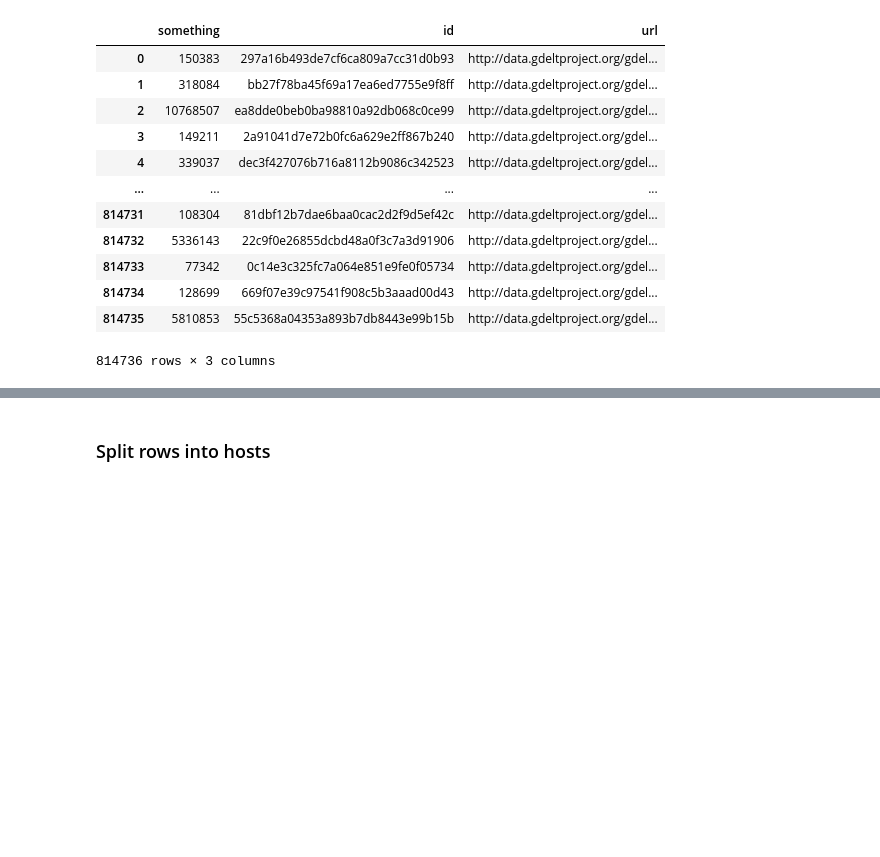
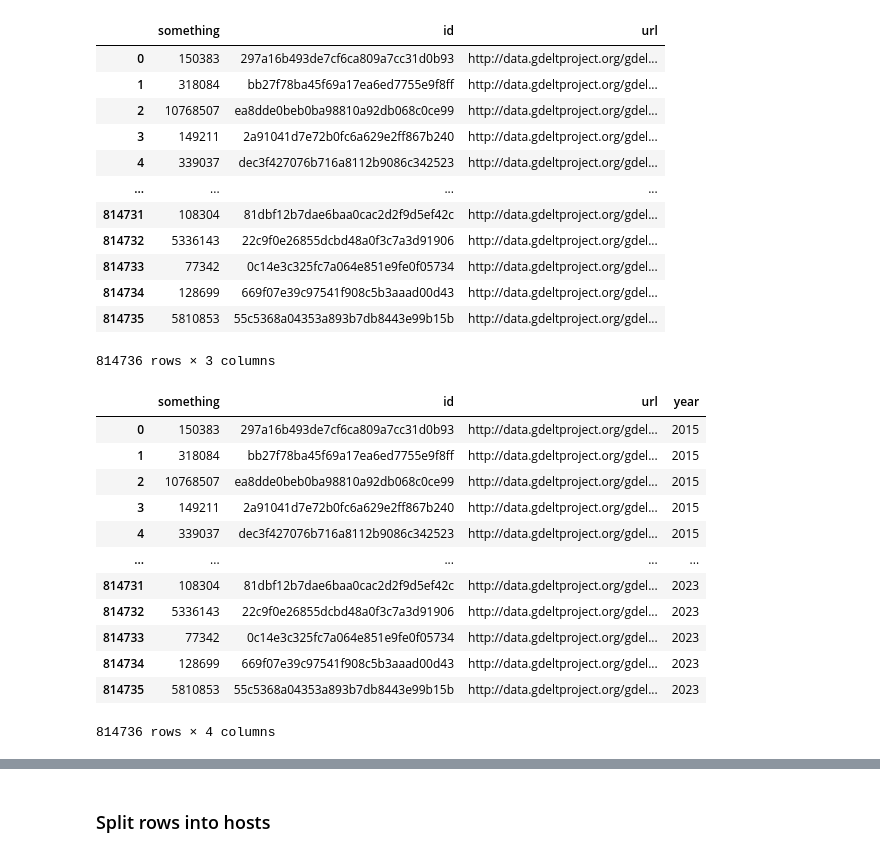
Before and after one commit to lbrejon/GDELT, a Jupyter notebook: notebooks/main.ipynb, the cells around one changed output, grey strips where cells are left out. Saved outputs shown, nothing was run; the diff lists cells and outputs as text; code cells hidden in the pictures; blank space fills up the shorter version.

```diff
--- a/notebooks/main.ipynb
+++ b/notebooks/main.ipynb
@@ -62,3 +59,20 @@ df
 | 814734 | 128699 | 669f07e39c97541f908c5b3aaad00d43 | http://data.gdeltproject.org/gdel... |
 | 814735 | 5810853 | 55c5368a04353a893b7db8443e99b15b | http://data.gdeltproject.org/gdel... |
 814736 rows × 3 columns
+# %%
+df['year'] = df['url'].apply(lambda x: x.split('/')[-1][:4])
+df
+# %% [output]
+|  | something | id | url | year |
+| 0 | 150383 | 297a16b493de7cf6ca809a7cc31d0b93 | http://data.gdeltproject.org/gdel... | 2015 |
+| 1 | 318084 | bb27f78ba45f69a17ea6ed7755e9f8ff | http://data.gdeltproject.org/gdel... | 2015 |
+| 2 | 10768507 | ea8dde0beb0ba98810a92db068c0ce99 | http://data.gdeltproject.org/gdel... | 2015 |
+| 3 | 149211 | 2a91041d7e72b0fc6a629e2ff867b240 | http://data.gdeltproject.org/gdel... | 2015 |
+| 4 | 339037 | dec3f427076b716a8112b9086c342523 | http://data.gdeltproject.org/gdel... | 2015 |
+| ... | ... | ... | ... | ... |
+| 814731 | 108304 | 81dbf12b7dae6baa0cac2d2f9d5ef42c | http://data.gdeltproject.org/gdel... | 2023 |
+| 814732 | 5336143 | 22c9f0e26855dcbd48a0f3c7a3d91906 | http://data.gdeltproject.org/gdel... | 2023 |
+| 814733 | 77342 | 0c14e3c325fc7a064e851e9fe0f05734 | http://data.gdeltproject.org/gdel... | 2023 |
+| 814734 | 128699 | 669f07e39c97541f908c5b3aaad00d43 | http://data.gdeltproject.org/gdel... | 2023 |
+| 814735 | 5810853 | 55c5368a04353a893b7db8443e99b15b | http://data.gdeltproject.org/gdel... | 2023 |
+814736 rows × 4 columns
```
Also changed, not shown: parts of 25 cells of this notebook.
